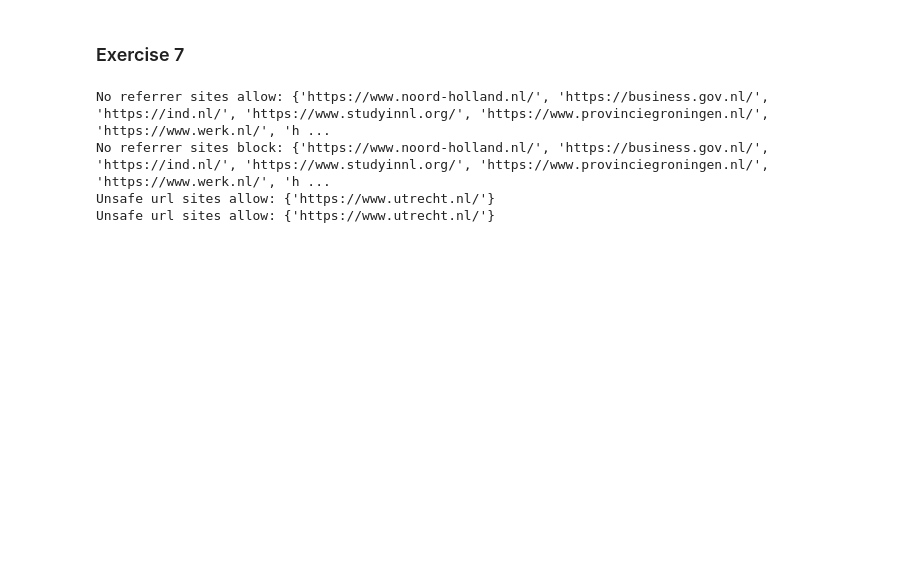
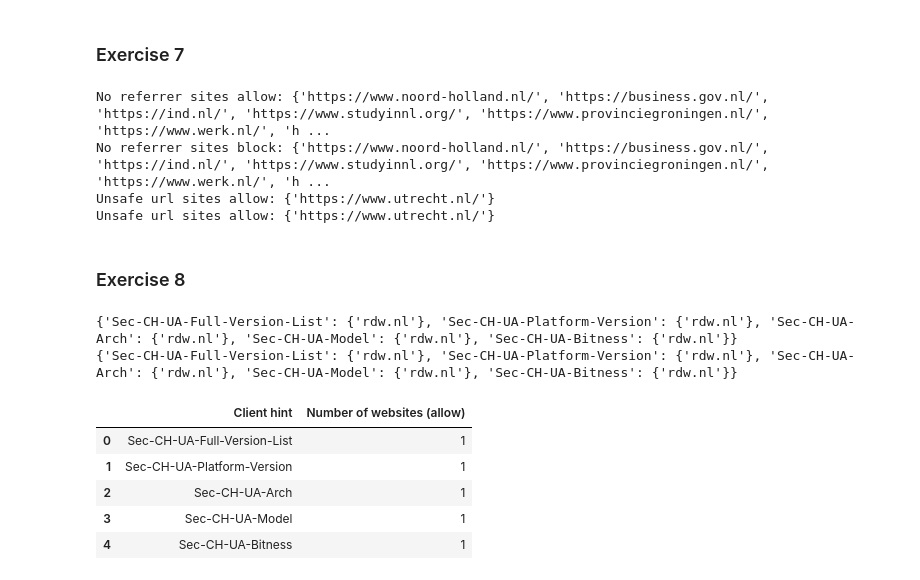
Before and after one commit to Borroot/tracking-crawler, a Jupyter notebook: analysis/assignment2_analysis.ipynb, the cells around one changed output. Cells and saved outputs as stored; diff of their text form; code cells hidden in the pictures; blank space fills up the shorter version.

Commit message:
Add exercise 8

```diff
--- a/analysis/assignment2_analysis.ipynb
+++ b/analysis/assignment2_analysis.ipynb
@@ -450,3 +464,46 @@ No referrer sites allow: {'https://www.noord-holland.nl/', 'https://business.gov
 No referrer sites block: {'https://www.noord-holland.nl/', 'https://business.gov.nl/', 'https://ind.nl/', 'https://www.studyinnl.org/', 'https://www.provinciegroningen.nl/', 'https://www.werk.nl/', 'h ...
 Unsafe url sites allow: {'https://www.utrecht.nl/'}
 Unsafe url sites allow: {'https://www.utrecht.nl/'}
+# %% [markdown]
+### Exercise 8
+# %%
+def analyze_client_hints(hars):
+    client_hint_counts = {}
+
+    for har in hars:
+        for entry in har['log']['entries']:
+            url = entry['request']['url']
+            domain = extract_domain_info(url)
+
+            headers = entry['request']['headers'] + entry['response']['headers']
+
+            for header in headers:
+                if header['name'].lower() == 'accept-ch':
+                    client_hints = header['value'].strip().split(',')
+
+                    for client_hint in client_hints:
+                        if client_hint in client_hint_counts:
+                            client_hint_counts[client_hint].add(domain)
+                            break
+                        else:
+                            client_hint_counts[client_hint] = set([domain])
+
+    return client_hint_counts
+
+client_hints_allow = analyze_client_hints(hars_allow)
+client_hints_block = analyze_client_hints(hars_allow)
+# %% [output]
+{'Sec-CH-UA-Full-Version-List': {'rdw.nl'}, 'Sec-CH-UA-Platform-Version': {'rdw.nl'}, 'Sec-CH-UA-Arch': {'rdw.nl'}, 'Sec-CH-UA-Model': {'rdw.nl'}, 'Sec-CH-UA-Bitness': {'rdw.nl'}}
+{'Sec-CH-UA-Full-Version-List': {'rdw.nl'}, 'Sec-CH-UA-Platform-Version': {'rdw.nl'}, 'Sec-CH-UA-Arch': {'rdw.nl'}, 'Sec-CH-UA-Model': {'rdw.nl'}, 'Sec-CH-UA-Bitness': {'rdw.nl'}}
+# %%
+pd.DataFrame({
+    'Client hint': client_hints_allow.keys(),
+    'Number of websites (allow)': map(len, client_hints_allow.values())
+})
+# %% [output]
+|  | Client hint | Number of websites (allow) |
+| 0 | Sec-CH-UA-Full-Version-List | 1 |
+| 1 | Sec-CH-UA-Platform-Version | 1 |
+| 2 | Sec-CH-UA-Arch | 1 |
+| 3 | Sec-CH-UA-Model | 1 |
+| 4 | Sec-CH-UA-Bitness | 1 |
```
Also changed, not shown: parts of 3 cells of this notebook.
